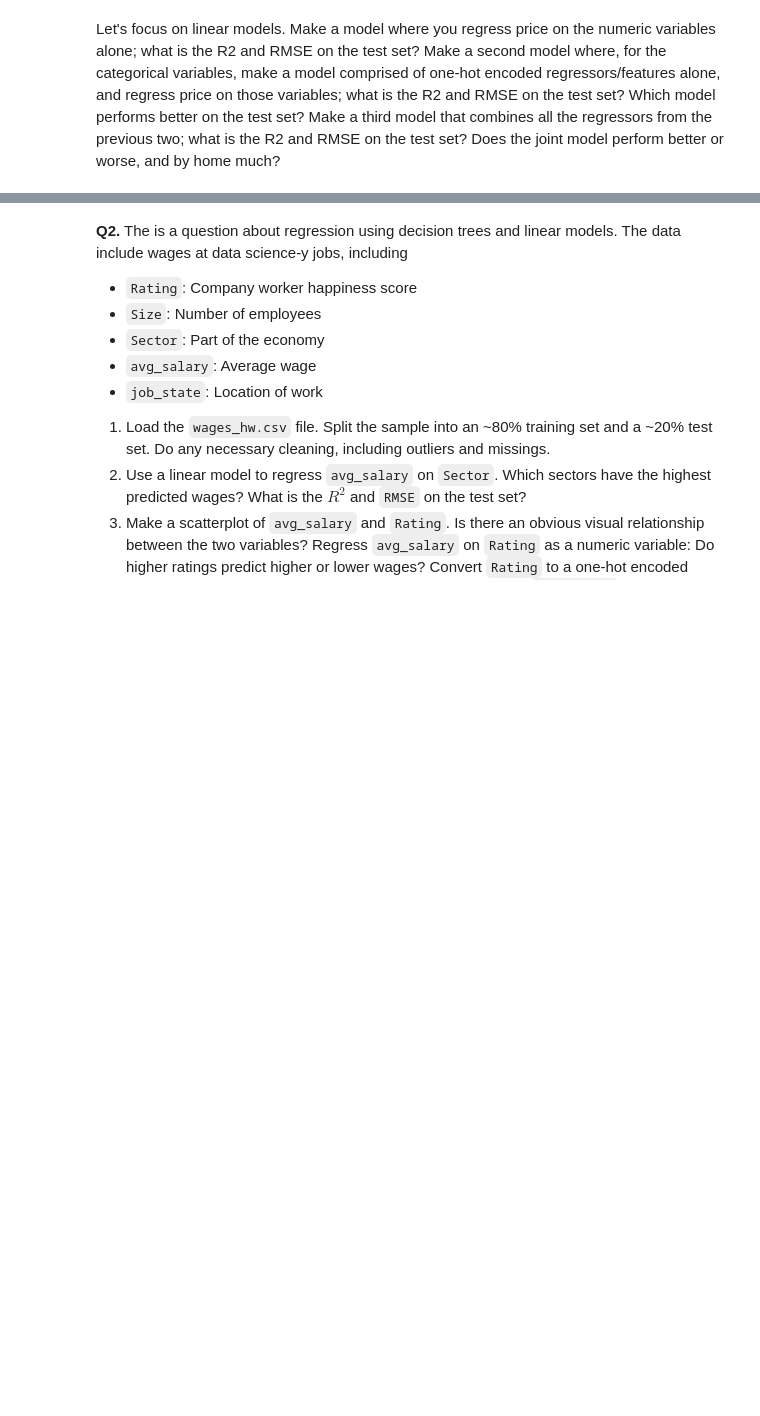
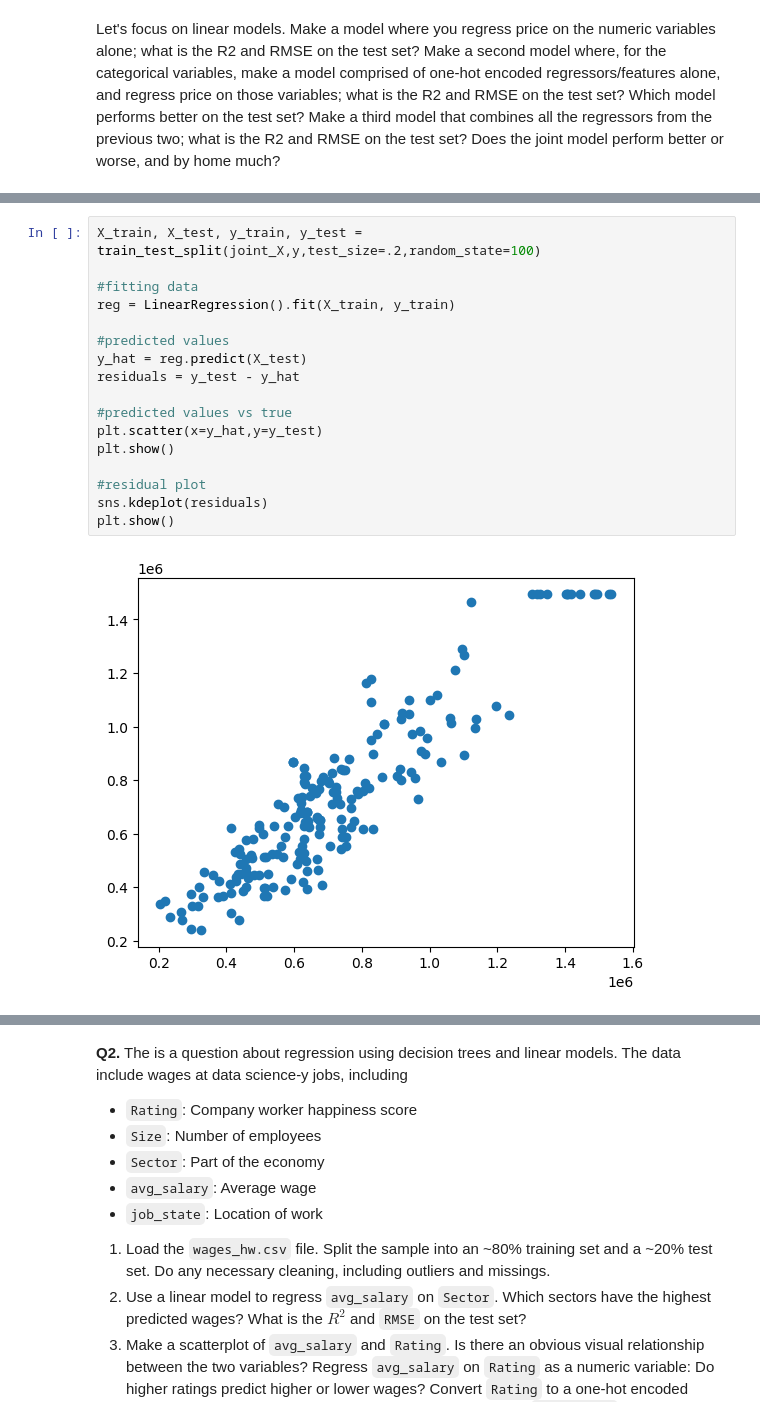
Before and after one commit to yango4014/assignment4, a Jupyter notebook: assignment4.ipynb, the cells around one changed output, grey strips where cells are left out. Drawn from its saved outputs; the diff is of its cells as text; blank space fills up the shorter version.

```diff
--- a/assignment4.ipynb
+++ b/assignment4.ipynb
@@ -180,0 +256,19 @@ Numeric RMSE:  304548.9673434066
+# %%
+X_train, X_test, y_train, y_test = train_test_split(joint_X,y,test_size=.2,random_state=100)
+
+#fitting data
+reg = LinearRegression().fit(X_train, y_train)
+
+#predicted values
+y_hat = reg.predict(X_test)
+residuals = y_test - y_hat
+
+#predicted values vs true
+plt.scatter(x=y_hat,y=y_test)
+plt.show()
+
+#residual plot
+sns.kdeplot(residuals)
+plt.show()
+# %% [output]
+[figure, added]
```
Also changed, not shown: parts of 19 cells of this notebook.
